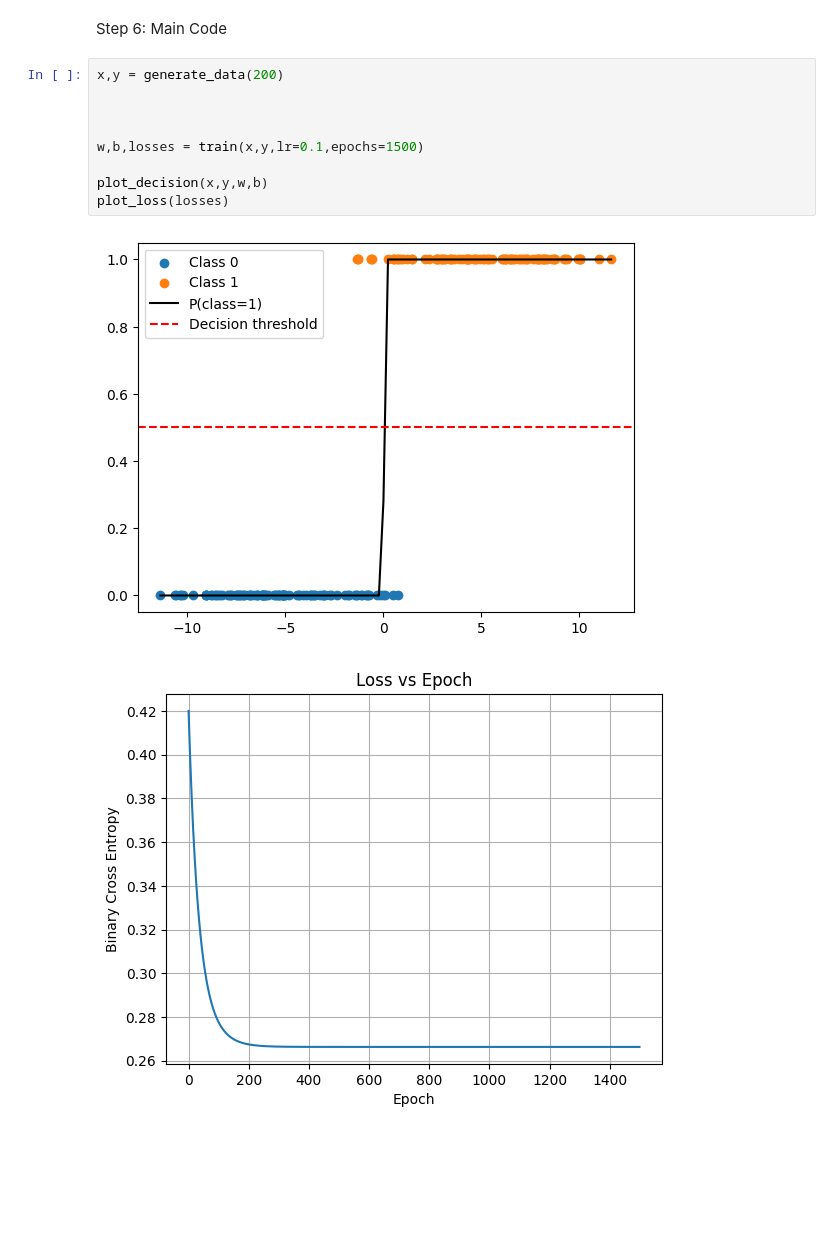
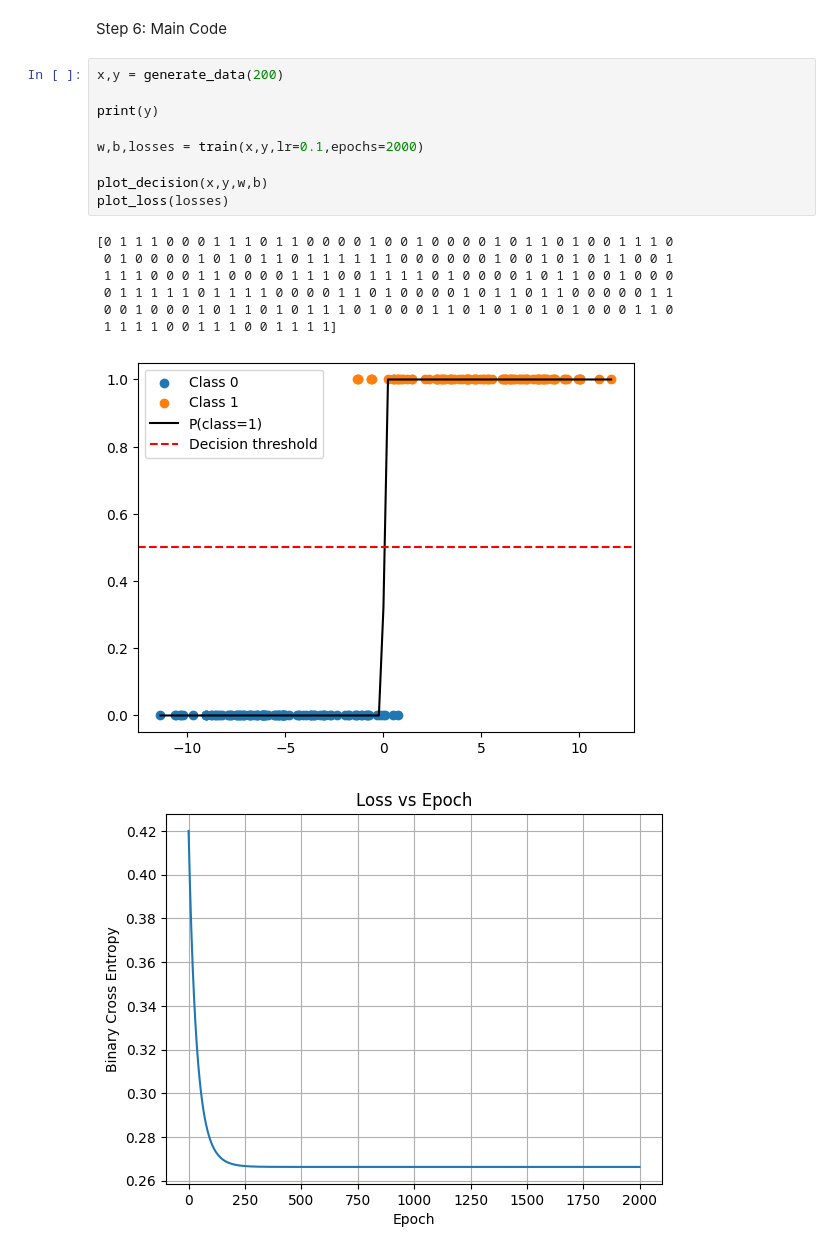
Before and after one commit to FireFox33/ML-from-Scratch, a Jupyter notebook: 2_logistic_regression.ipynb, the cells around one changed output. Saved outputs shown, nothing was run; the diff lists cells and outputs as text; blank space fills up the shorter version.

```diff
--- a/2_logistic_regression.ipynb
+++ b/2_logistic_regression.ipynb
@@ -82,12 +85,18 @@ Step 6: Main Code
 # %%
 x,y = generate_data(200)
 
+print(y)
 
-
-w,b,losses = train(x,y,lr=0.1,epochs=1500)
+w,b,losses = train(x,y,lr=0.1,epochs=2000)
 
 plot_decision(x,y,w,b)
 plot_loss(losses)
 # %% [output]
+[0 1 1 1 0 0 0 1 1 1 0 1 1 0 0 0 0 1 0 0 1 0 0 0 0 1 0 1 1 0 1 0 0 1 1 1 0
+ 0 1 0 0 0 0 1 0 1 0 1 1 0 1 1 1 1 1 1 0 0 0 0 0 0 1 0 0 1 0 1 0 1 1 0 0 1
+ 1 1 1 0 0 0 1 1 0 0 0 0 1 1 1 0 0 1 1 1 1 0 1 0 0 0 0 1 0 1 1 0 0 1 0 0 0
+ 0 1 1 1 1 1 0 1 1 1 1 0 0 0 0 1 1 0 1 0 0 0 0 1 0 1 1 0 1 1 0 0 0 0 0 1 1
+ 0 0 1 0 0 0 1 0 1 1 0 1 0 1 1 1 0 1 0 0 0 1 1 0 1 0 1 0 1 0 1 0 0 0 1 1 0
+ 1 1 1 1 0 0 1 1 1 0 0 1 1 1 1]
 [figure]
-[figure, old version]
+[figure, new version]
```
Also changed, not shown: parts of 1 cell of this notebook, 1 other file.
